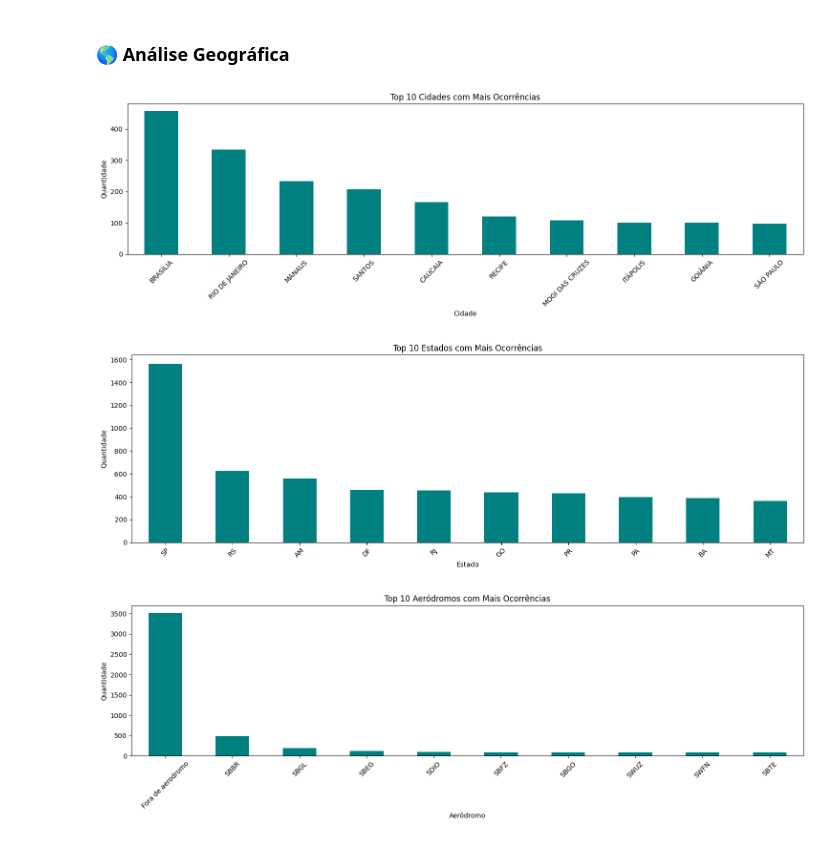
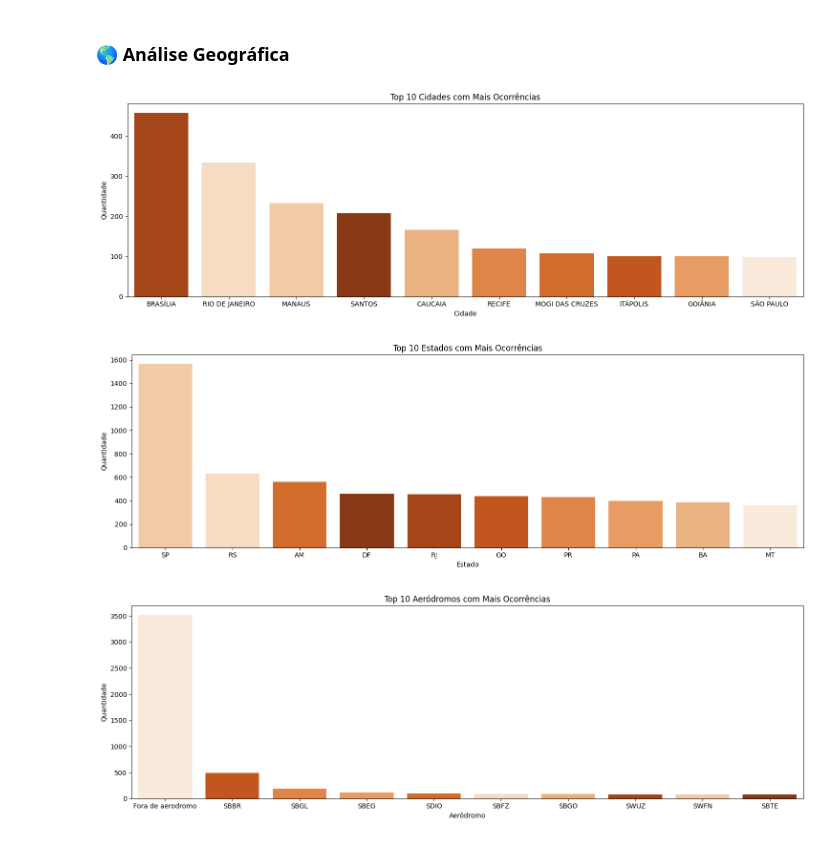
Before and after one commit to GabrielCosta45/analise_aeronautica, a Jupyter notebook: voos_seguros.ipynb, the cells around one changed output. Saved outputs shown, nothing was run; the diff lists cells and outputs as text; code cells hidden in the pictures.

```diff
--- a/voos_seguros.ipynb
+++ b/voos_seguros.ipynb
@@ -157,38 +170,76 @@ plt.show()
 # %% [markdown]
 ### 🌎 Análise Geográfica
 # %%
-# Gráfico 1: TOP 10 cidade com mais Ocorrências
+# TOP 10 cidade com mais Ocorrências
+
 plt.figure(figsize=(15, 5))
-df['ocorrencia_cidade'].value_counts().head(10).plot(kind='bar', color='Teal')
+
+top_cidades = df['ocorrencia_cidade'].value_counts().nlargest(10).index
+
+# Gráfico de barras
+sns.countplot(
+    data=df[df['ocorrencia_cidade'].isin(top_cidades)],
+    x='ocorrencia_cidade',
+    hue='ocorrencia_cidade',
+    order=top_cidades,
+    palette='Oranges',
+    legend=False
+)
+
 plt.title('Top 10 Cidades com Mais Ocorrências')
 plt.xlabel('Cidade')
 plt.ylabel('Quantidade')
-plt.xticks(rotation=45)
+plt.xticks(rotation=0)
 plt.tight_layout()
 plt.show()
 # %% [output]
-[figure, old version]
+[figure, new version]
 # %%
-# Gráfico 2: TOP10 estado com mais Ocorrências
+# TOP10 estado com mais Ocorrências
+
 plt.figure(figsize=(15, 5))
-df['ocorrencia_uf'].value_counts().head(10).plot(kind='bar', color='Teal')
+
+top_estados = df['ocorrencia_uf'].value_counts().nlargest(10).index
+
+# Gráfico de barras
+sns.countplot(
+    data=df[df['ocorrencia_uf'].isin(top_estados)],
+    x='ocorrencia_uf',
+    hue='ocorrencia_uf',
+    order=top_estados,
+    palette='Oranges',
+    legend=False
+)
+
 plt.title('Top 10 Estados com Mais Ocorrências')
 plt.xlabel('Estado')
 plt.ylabel('Quantidade')
-plt.xticks(rotation=45)
+plt.xticks(rotation=0)
 plt.tight_layout()
 plt.show()
 # %% [output]
-[figure, old version]
+[figure, new version]
 # %%
-# Aeródromos mais recorrentes (ocorrencia_aerodromo)
+# TOP 10 Aeródromos com mais ocorrências
+
 plt.figure(figsize=(15, 5))
-df['ocorrencia_aerodromo'].value_counts().head(10).plot(kind='bar', color='Teal')
+top_aerodromos = df['ocorrencia_aerodromo'].value_counts().nlargest(10).index
+
+# Gráfico de barras
+sns.countplot(
+    data=df[df['ocorrencia_aerodromo'].isin(top_aerodromos)],
+    x='ocorrencia_aerodromo',
+    hue='ocorrencia_aerodromo',
+    order=top_aerodromos,
+    palette='Oranges',
+    legend=False
+)
+
 plt.title('Top 10 Aeródromos com Mais Ocorrências')
 plt.xlabel('Aeródromo')
 plt.ylabel('Quantidade')
-plt.xticks(rotation=45)
+plt.xticks(rotation=0)
 plt.tight_layout()
 plt.show()
 # %% [output]
-[figure, old version]
+[figure, new version]
```
Also changed, not shown: parts of 19 cells of this notebook, 1 other file.
